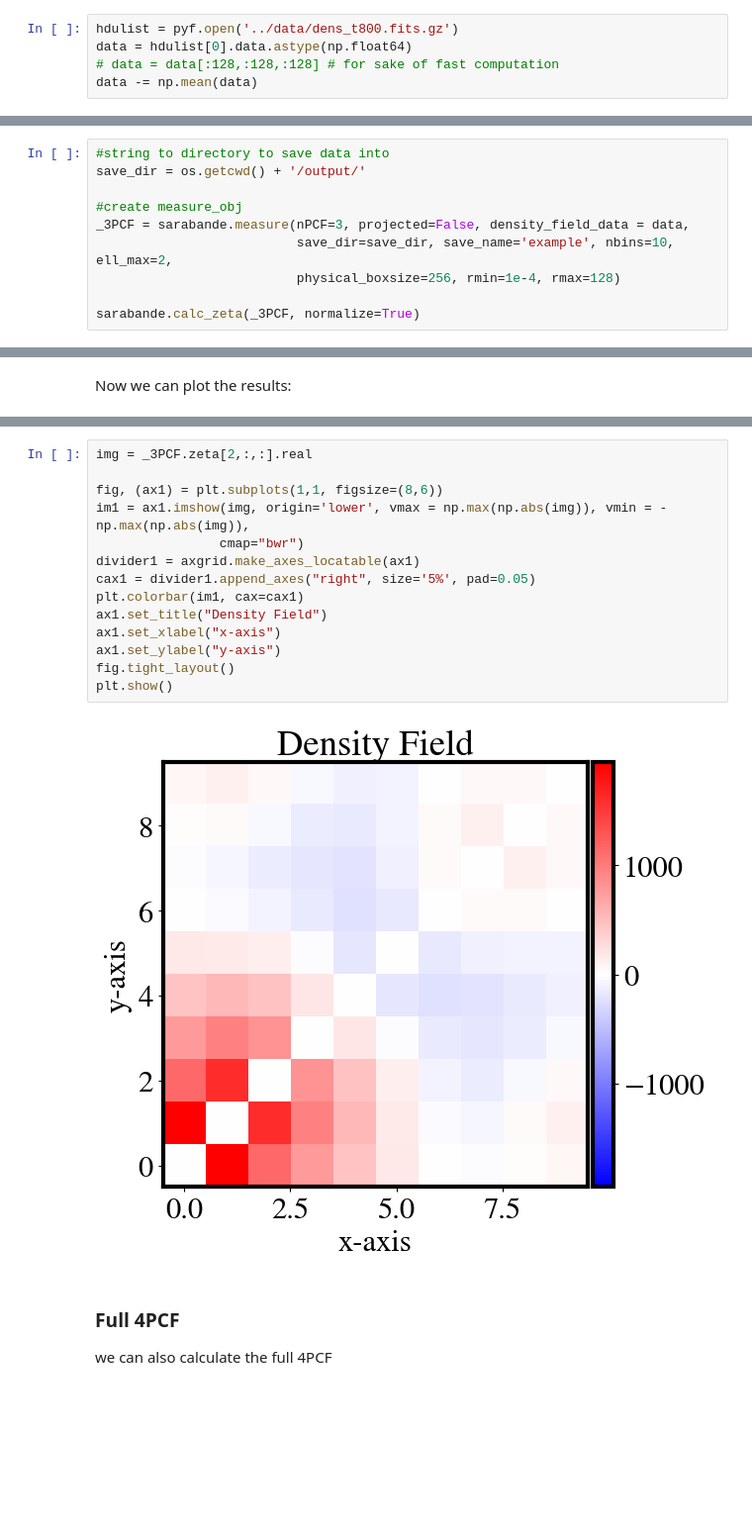
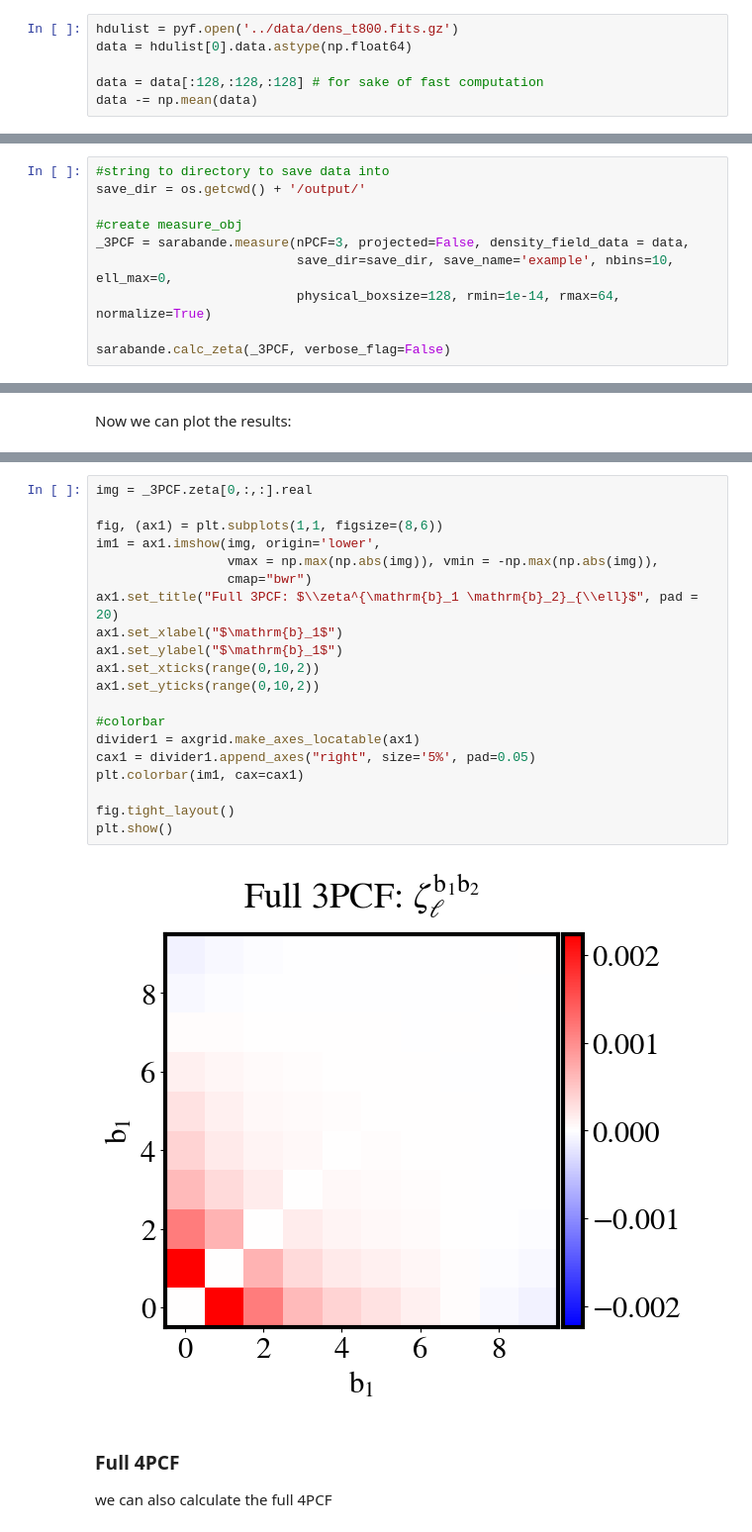
Before and after one commit to James11222/sarabande, a Jupyter notebook: notebooks/Application_Example.ipynb, the cells around one changed output, grey strips where cells are left out. Shown at 99% size. Cells and saved outputs as stored; diff of their text form; blank space fills up the shorter version.

```diff
--- a/notebooks/Application_Example.ipynb
+++ b/notebooks/Application_Example.ipynb
@@ -49,7 +26,8 @@ In order to use SARABANDE on any data, we need to import our data. For this we w
 # %%
 hdulist = pyf.open('../data/dens_t800.fits.gz')
 data = hdulist[0].data.astype(np.float64)
-# data = data[:128,:128,:128] # for sake of fast computation
+
+data = data[:128,:128,:128] # for sake of fast computation
 data -= np.mean(data)
 # %%
 fig, (ax1) = plt.subplots(1,1, figsize=(7,7))
@@ -77,9 +57,9 @@ save_dir = os.getcwd() + '/output/'
 
 #create measure_obj
 _3PCF = sarabande.measure(nPCF=3, projected=False, density_field_data = data,
-                          save_dir=save_dir, save_name='example', nbins=10, ell_max=2,
-                          physical_boxsize=256, rmin=1e-4, rmax=128)
+                          save_dir=save_dir, save_name='example', nbins=10, ell_max=0,
+                          physical_boxsize=128, rmin=1e-14, rmax=64, normalize=True)
 
-sarabande.calc_zeta(_3PCF, normalize=True)
+sarabande.calc_zeta(_3PCF, verbose_flag=False)
 # %% [output]
 Preparing the data:
@@ -108,19 +74,25 @@ np.save("3PCF_256_MHD_10B_l2.npy",_3PCF.zeta.real)
 # %%
-img = _3PCF.zeta[2,:,:].real
+img = _3PCF.zeta[0,:,:].real
 
 fig, (ax1) = plt.subplots(1,1, figsize=(8,6))
-im1 = ax1.imshow(img, origin='lower', vmax = np.max(np.abs(img)), vmin = -np.max(np.abs(img)),
-                cmap="bwr")
+im1 = ax1.imshow(img, origin='lower',
+                 vmax = np.max(np.abs(img)), vmin = -np.max(np.abs(img)),
+                 cmap="bwr")
+ax1.set_title("Full 3PCF: $\\zeta^{\mathrm{b}_1 \mathrm{b}_2}_{\\ell}$", pad = 20)
+ax1.set_xlabel("$\mathrm{b}_1$")
+ax1.set_ylabel("$\mathrm{b}_1$")
+ax1.set_xticks(range(0,10,2))
+ax1.set_yticks(range(0,10,2))
+
+#colorbar
 divider1 = axgrid.make_axes_locatable(ax1)
 cax1 = divider1.append_axes("right", size='5%', pad=0.05)
 plt.colorbar(im1, cax=cax1)
-ax1.set_title("Density Field")
-ax1.set_xlabel("x-axis")
-ax1.set_ylabel("y-axis")
+
 fig.tight_layout()
 plt.show()
 # %% [output]
-[figure, old version]
+[figure, new version]
 # %% [markdown]
 ### Full 4PCF
 
```
Also changed, not shown: parts of 22 cells of this notebook, 19 other files.
